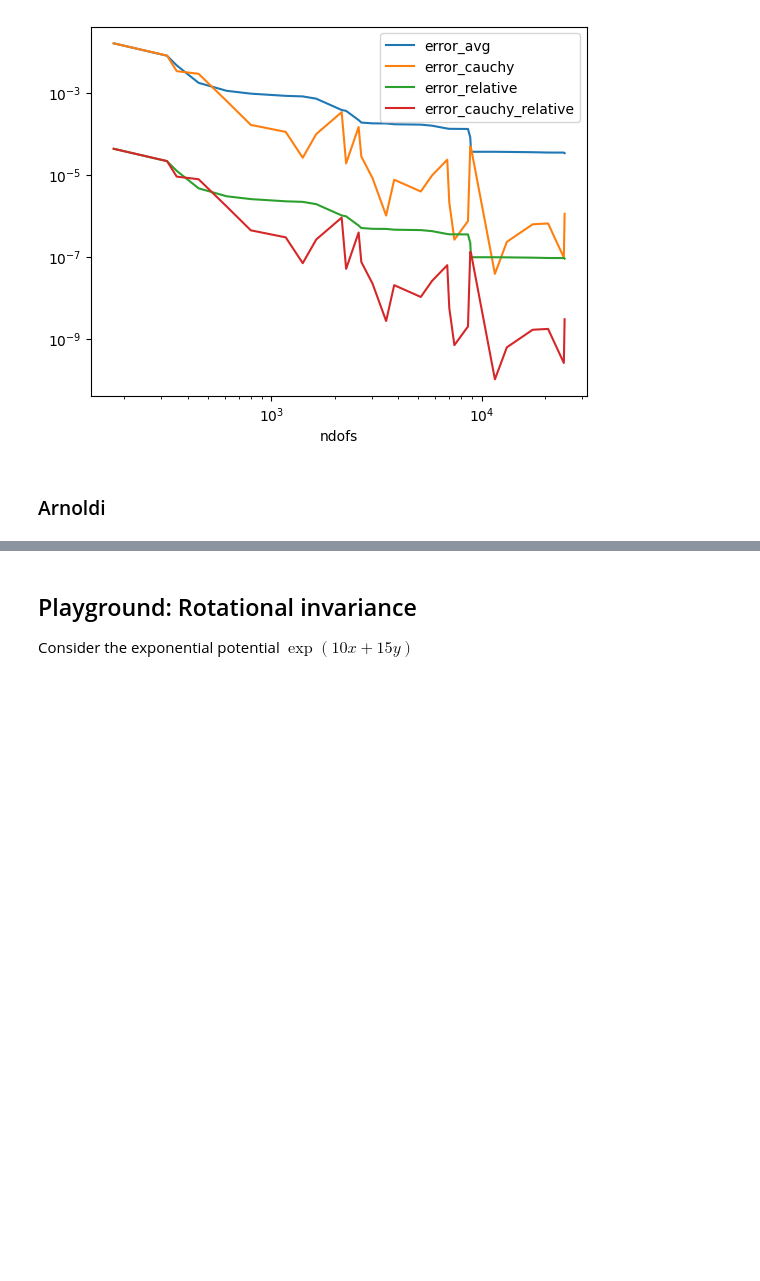
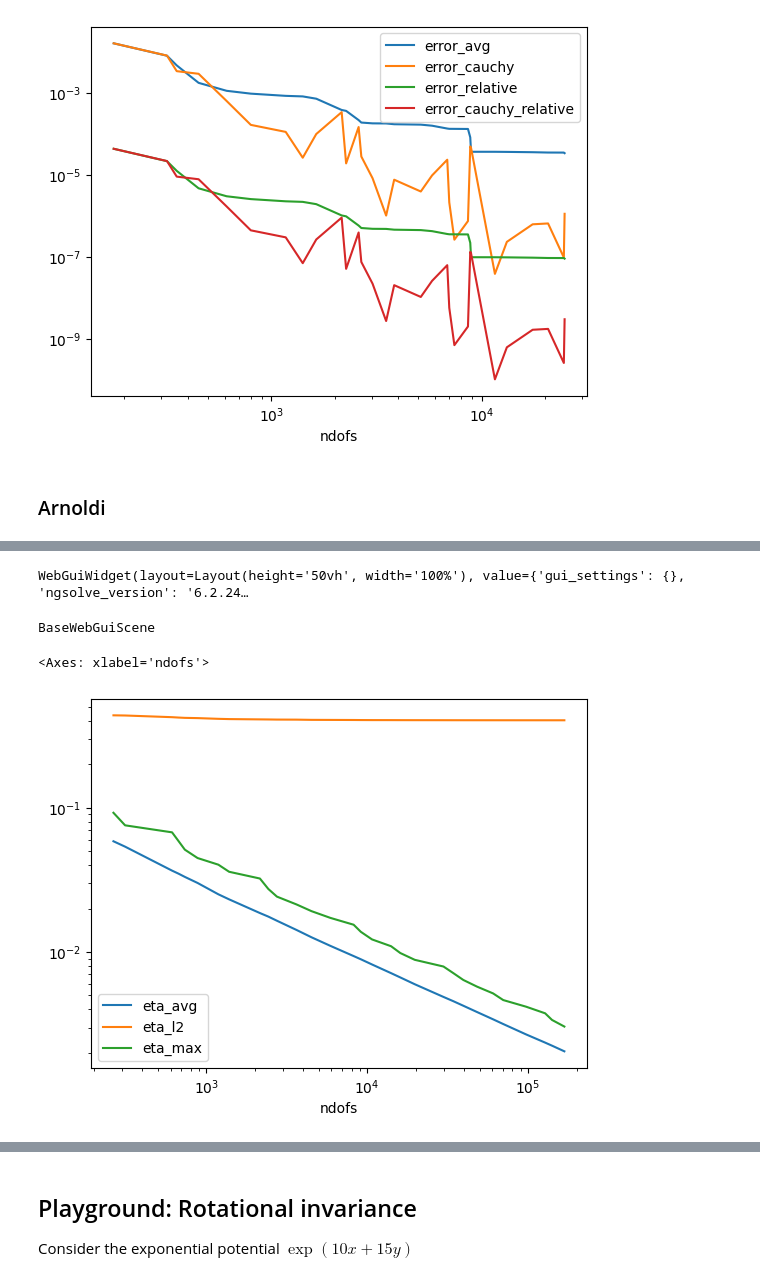
Before and after one commit to homeomorfismo/eig-loc, a Jupyter notebook: jupyter/Laplace.ipynb, the cells around one changed output, grey strips where cells are left out. Saved outputs shown, nothing was run; the diff lists cells and outputs as text; code cells hidden in the pictures; blank space fills up the shorter version.

```diff
--- a/jupyter/Laplace.ipynb
+++ b/jupyter/Laplace.ipynb
@@ -703,0 +889,17 @@ err_df.plot(x="ndofs", loglog=True)
+# %%
+to_file(eta_dict, "etas_grad_problem.csv")
+to_file(eig_dict, "eval_grad_problem.csv")
+to_file(err_dict, "errs_grad_problem.csv")
+eta_df = pd.DataFrame(eta_dict)
+eig_df = pd.DataFrame(eig_dict)
+err_df = pd.DataFrame(err_dict)
+# %%
+Draw(u, mesh, name="Landscape function")
+# %% [output]
+WebGuiWidget(layout=Layout(height='50vh', width='100%'), value={'gui_settings': {}, 'ngsolve_version': '6.2.24…
+BaseWebGuiScene
+# %%
+eta_df.plot(x="ndofs", loglog=True)
+# %% [output]
+<Axes: xlabel='ndofs'>
+[figure, added]
```
Also changed, not shown: parts of 21 cells of this notebook, 3 other files.
